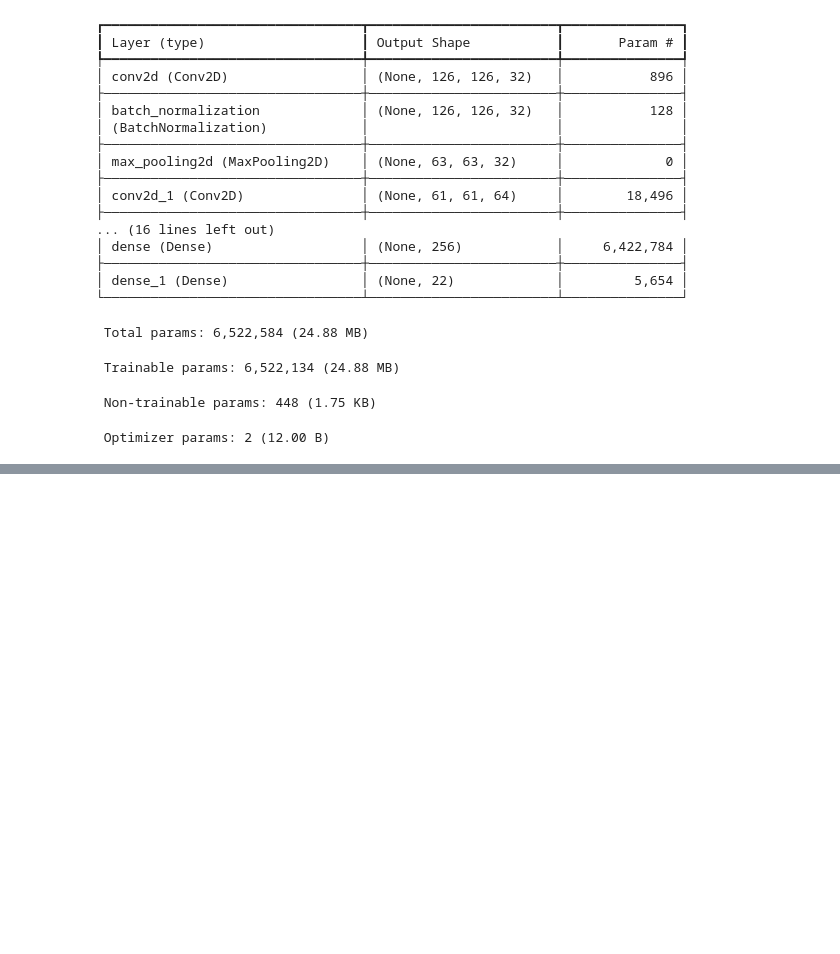
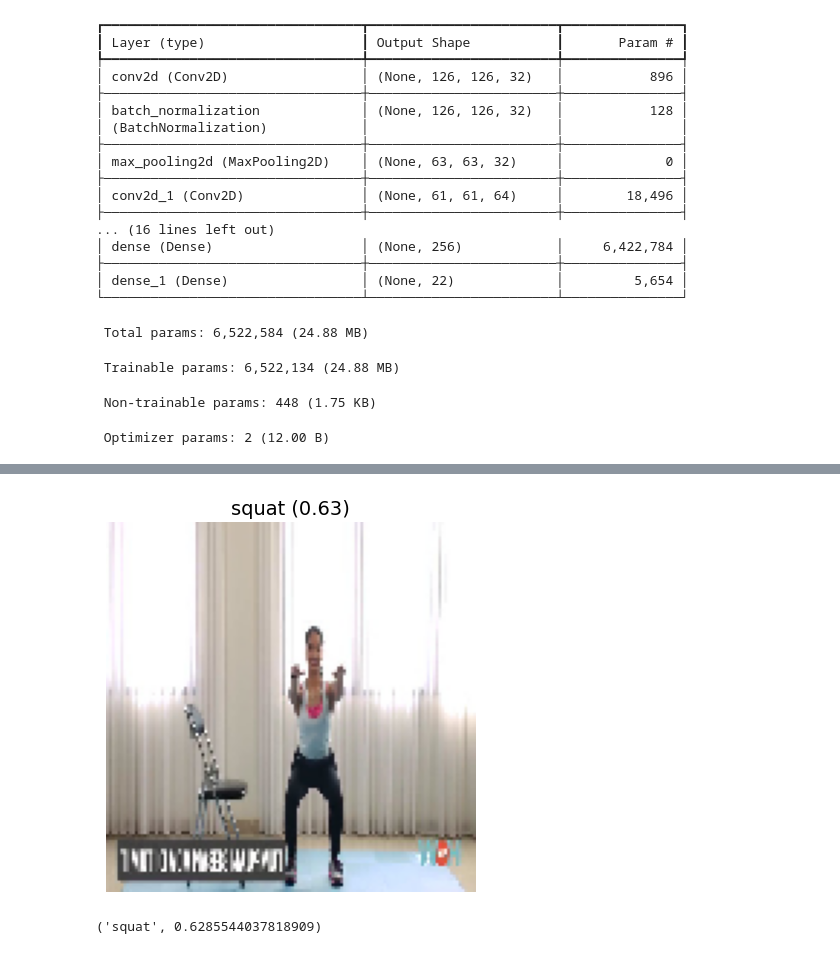
Before and after one commit to AniMuoz/Machine-Learning-hito-2, a Jupyter notebook: cnn.ipynb, the cells around one changed output, grey strips where cells are left out. Drawn from its saved outputs; the diff is of its cells as text; code cells hidden in the pictures; blank space fills up the shorter version.

```diff
--- a/cnn.ipynb
+++ b/cnn.ipynb
@@ -88,3 +88,45 @@ Model: "sequential"
  Trainable params: 6,522,134 (24.88 MB)
  Non-trainable params: 448 (1.75 KB)
  Optimizer params: 2 (12.00 B)
+# %%
+import matplotlib.pyplot as plt
+from tensorflow.keras.preprocessing import image
+import numpy as np
+
+def predecir_y_mostrar(ruta_img, model, clases):
+    # Cargar imagen y preparar entrada
+    img = image.load_img(ruta_img, target_size=(128, 128))
+    x = np.expand_dims(np.array(img) / 255.0, axis=0)
+
+    # Predicción
+    pred = model.predict(x)
+    pred_index = np.argmax(pred)
+    pred_clase = clases[pred_index]
+    confianza = float(np.max(pred))
+
+    # Mostrar imagen
+    plt.imshow(img)
+    plt.axis('off')
+    plt.title(f"{pred_clase} ({confianza:.2f})", fontsize=14)
+    plt.show()
+
+    return pred_clase, confianza
+# %%
+# Cargar modelo (de 22 clases)
+from tensorflow.keras.models import load_model
+
+model = load_model("modelo_postura_cnn_transfer.h5")
+
+clases = [
+    'barbell biceps curl', 'bench press', 'chest fly machine', 'deadlift',
+    'decline bench press', 'hammer curl', 'hip thrust', 'incline bench press',
+    'lat pulldown', 'lateral raises', 'leg extension', 'leg raises', 'plank',
+    'pull up', 'push up', 'romanian deadlift', 'russian twist', 'shoulder press',
+    'squat', 't bar row', 'tricep dips', 'tricep pushdown'
+]
+
+# Imagen a predecir
+ruta = "C:/Users/Anibal M/Desktop/hito 2 ML/dataset+/squat/squat_1900111_fliph.jpg"
+
+predecir_y_mostrar(ruta, model, clases)
+# %% [output]
@@ -90,0 +135,2 @@ Model: "sequential"
+[figure, added]
+('squat', 0.6285544037818909)
```
Also changed, not shown: parts of 1 cell of this notebook.
